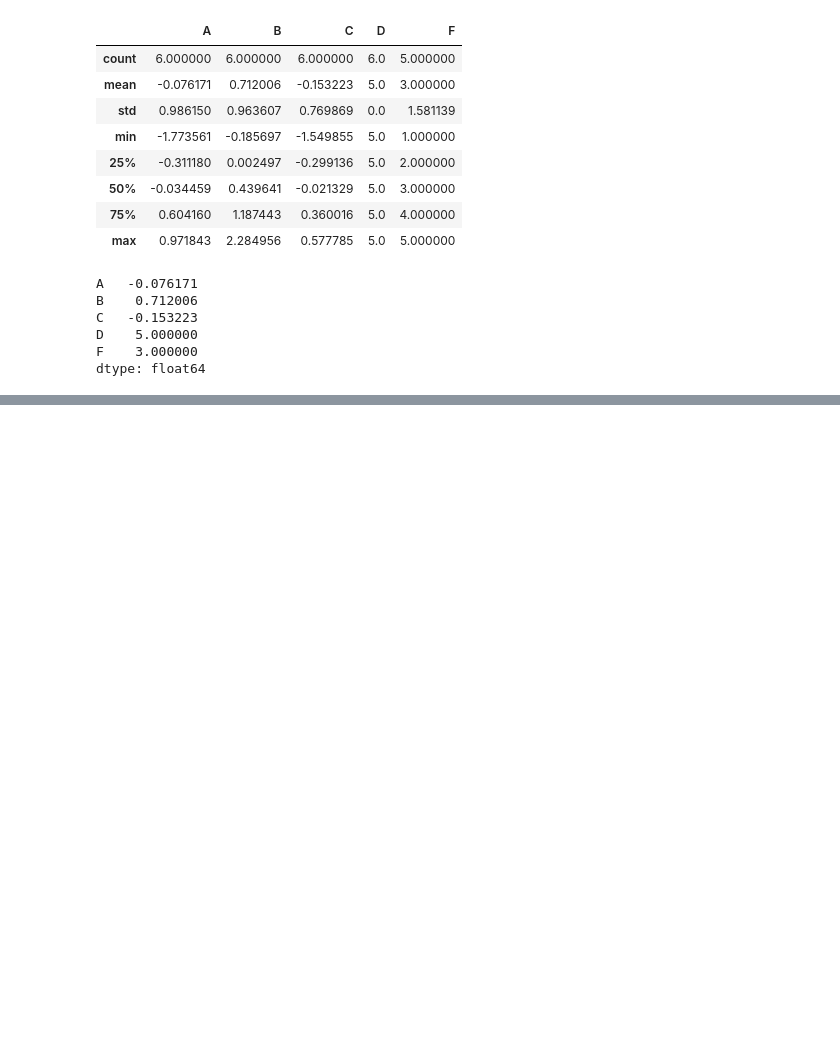
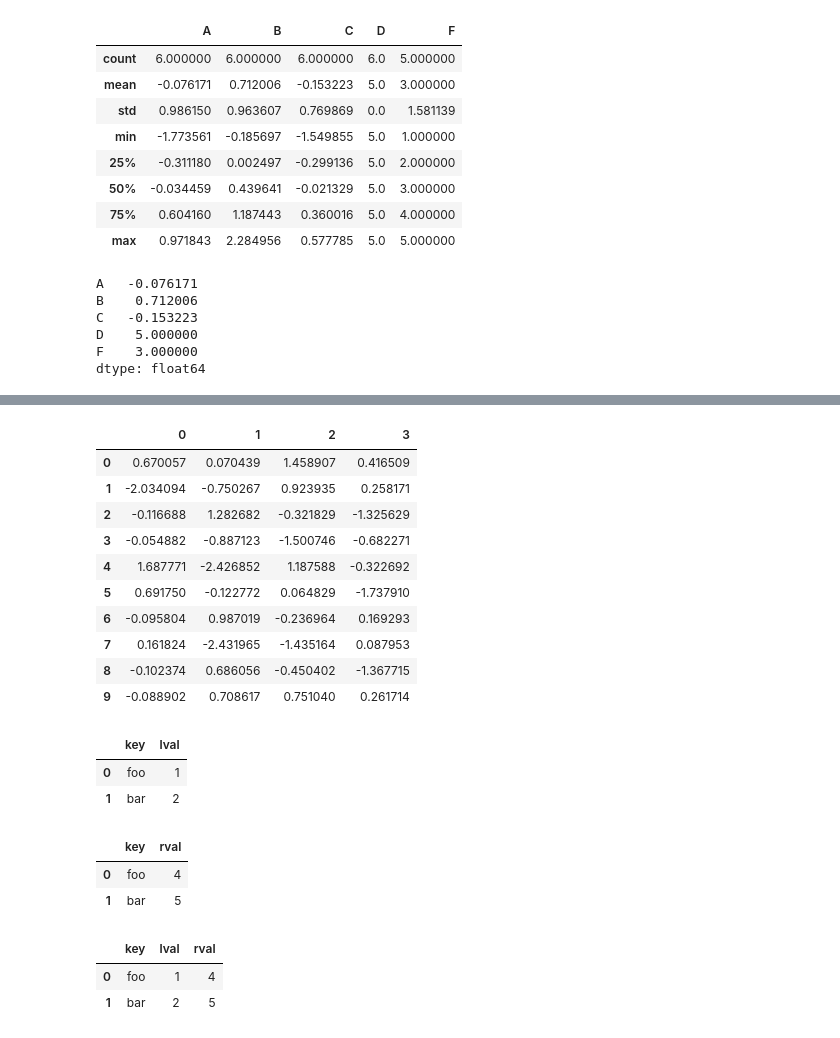
Before and after one commit to Mushaddict/Python, a Jupyter notebook: Pands入门教程/十分钟入门Pandas.ipynb, the cells around one changed output, grey strips where cells are left out. Drawn from its saved outputs; the diff is of its cells as text; code cells hidden in the pictures; blank space fills up the shorter version.

```diff
--- a/Pands入门教程/十分钟入门Pandas.ipynb
+++ b/Pands入门教程/十分钟入门Pandas.ipynb
@@ -526,0 +667,14 @@ dtype: float64
+# %%
+pd.concat(pieces)
+# %% [output]
+|  | 0 | 1 | 2 | 3 |
+| 0 | 0.670057 | 0.070439 | 1.458907 | 0.416509 |
+| 1 | -2.034094 | -0.750267 | 0.923935 | 0.258171 |
+| 2 | -0.116688 | 1.282682 | -0.321829 | -1.325629 |
+| 3 | -0.054882 | -0.887123 | -1.500746 | -0.682271 |
+| 4 | 1.687771 | -2.426852 | 1.187588 | -0.322692 |
+| 5 | 0.691750 | -0.122772 | 0.064829 | -1.737910 |
+| 6 | -0.095804 | 0.987019 | -0.236964 | 0.169293 |
+| 7 | 0.161824 | -2.431965 | -1.435164 | 0.087953 |
+| 8 | -0.102374 | 0.686056 | -0.450402 | -1.367715 |
+| 9 | -0.088902 | 0.708617 | 0.751040 | 0.261714 |
@@ -526,0 +686,18 @@ dtype: float64
+# %%
+left
+# %% [output]
+|  | key | lval |
+| 0 | foo | 1 |
+| 1 | bar | 2 |
+# %%
+right
+# %% [output]
+|  | key | rval |
+| 0 | foo | 4 |
+| 1 | bar | 5 |
+# %%
+pd.merge(left, right, on = 'key')
+# %% [output]
+|  | key | lval | rval |
+| 0 | foo | 1 | 4 |
+| 1 | bar | 2 | 5 |
```
Also changed, not shown: parts of 30 cells of this notebook.
